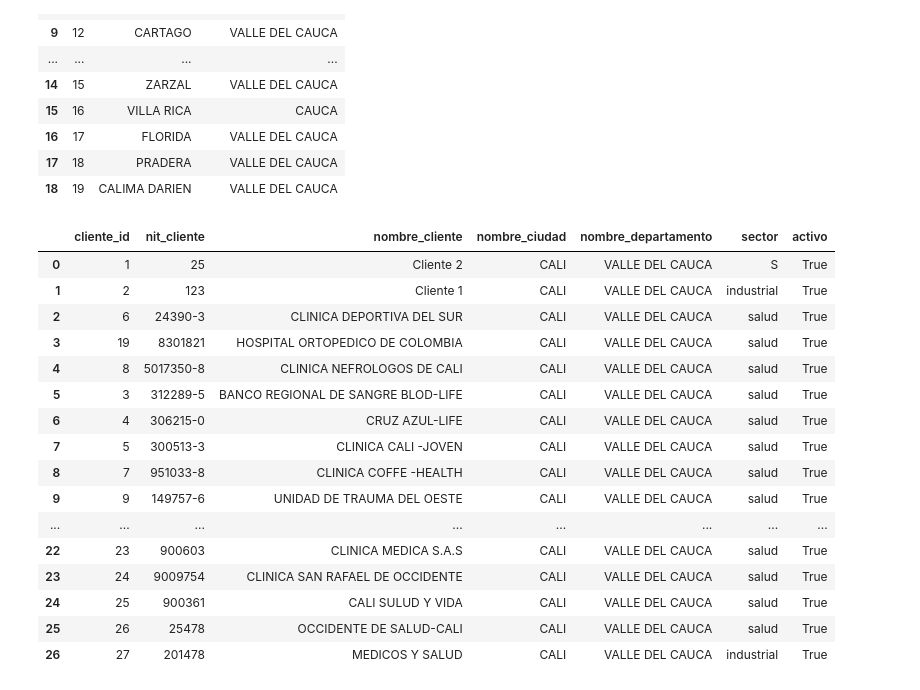
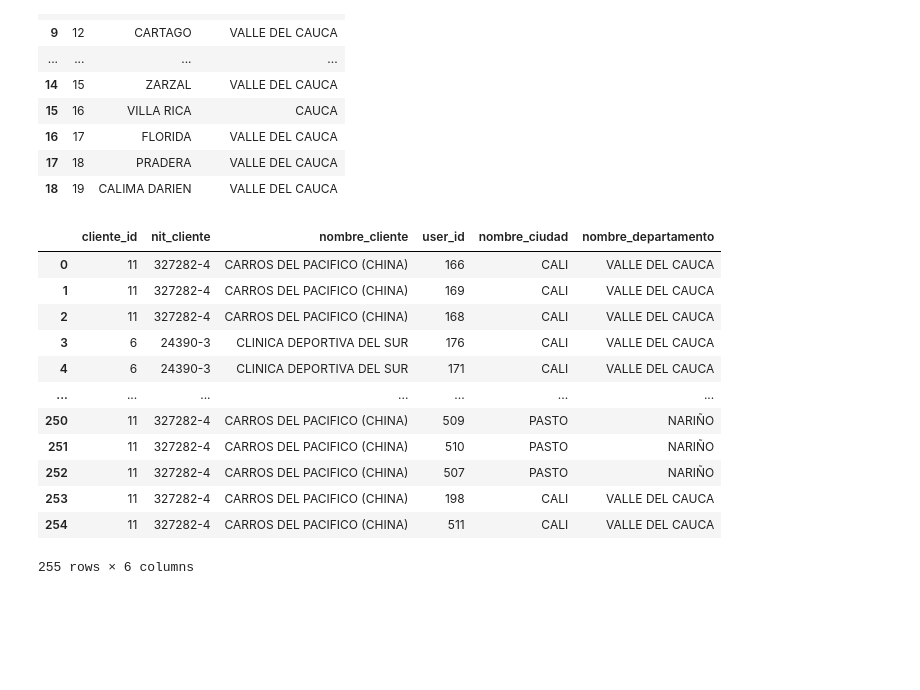
Before and after one commit to AndresIsCoding/Proyecto-ciencia-de-datos, a Jupyter notebook: ETL.ipynb, the cells around one changed output. Cells and saved outputs as stored; diff of their text form; code cells hidden in the pictures; blank space fills up the shorter version.

```diff
--- a/ETL.ipynb
+++ b/ETL.ipynb
@@ -157,56 +159,65 @@ df
 | 17 | 18 | PRADERA | VALLE DEL CAUCA |
 | 18 | 19 | CALIMA DARIEN | VALLE DEL CAUCA |
 # %%
-# Dimension cliente
+# Dimension cliente (dim_cliente)
 
 # Creacion del cursor
 cur = conn.cursor()
 
 # Verificar si los cambios que se van a realizar han sido aplicados anteriormente (en caso de que no hayan sido aplicados se aplican automaticamente)
+
+# cliente_id -> id
+cur.execute("""
+    SELECT column_name
+    FROM information_schema.columns
+    WHERE table_name = 'cliente'
+    AND column_name = 'cliente_id'
+""")
+result = cur.fetchone()
+
+if result is not None:
+    cur.execute("ALTER TABLE cliente RENAME COLUMN cliente_id TO id")
 
 # nombre -> nombre_cliente
 cur.execute("""
     SELECT column_name
     FROM information_schema.columns
     WHERE table_name = 'cliente'
     AND column_name = 'nombre';
 """)
 result = cur.fetchone()
 
 if result is not None:
     cur.execute("ALTER TABLE cliente RENAME COLUMN nombre TO nombre_cliente")
 
 # Confirmacion de los cambios
 conn.commit()
 
 # Cierre del cursor
 cur.close()
 
-query = (
-    "SELECT cliente_id, nit_cliente, nombre_cliente, nombre_ciudad, nombre_departamento, sector, activo "
-    "FROM cliente AS dim_cliente "
-    "INNER JOIN ciudad ON dim_cliente.ciudad_id = ciudad.id "
-    "INNER JOIN departamento ON ciudad.departamento_id = departamento.id"
-)
+query = ("""
+    SELECT cliente_id, nit_cliente, nombre_cliente, user_id, nombre_ciudad, nombre_departamento
+    FROM clientes_usuarioaquitoy AS dim_cliente
+    INNER JOIN ciudad ON dim_cliente.ciudad_id = ciudad.id
+    INNER JOIN departamento ON ciudad.departamento_id = departamento.id
+    INNER JOIN cliente ON dim_cliente.cliente_id = cliente.id
+""")
 
 df = pd.read_sql(query, conn)
 df
 # %% [output]
-|  | cliente_id | nit_cliente | nombre_cliente | nombre_ciudad | nombre_departamento | sector | activo |
-| 0 | 1 | 25 | Cliente 2 | CALI | VALLE DEL CAUCA | S | True |
-| 1 | 2 | 123 | Cliente 1 | CALI | VALLE DEL CAUCA | industrial | True |
-| 2 | 6 | 24390-3 | CLINICA DEPORTIVA DEL SUR | CALI | VALLE DEL CAUCA | salud | True |
-| 3 | 19 | 8301821 | HOSPITAL ORTOPEDICO DE COLOMBIA | CALI | VALLE DEL CAUCA | salud | True |
-| 4 | 8 | 5017350-8 | CLINICA NEFROLOGOS DE CALI | CALI | VALLE DEL CAUCA | salud | True |
-| 5 | 3 | 312289-5 | BANCO REGIONAL DE SANGRE BLOD-LIFE | CALI | VALLE DEL CAUCA | salud | True |
-| 6 | 4 | 306215-0 | CRUZ AZUL-LIFE | CALI | VALLE DEL CAUCA | salud | True |
-| 7 | 5 | 300513-3 | CLINICA CALI -JOVEN | CALI | VALLE DEL CAUCA | salud | True |
-| 8 | 7 | 951033-8 | CLINICA COFFE -HEALTH | CALI | VALLE DEL CAUCA | salud | True |
-| 9 | 9 | 149757-6 | UNIDAD DE TRAUMA DEL OESTE | CALI | VALLE DEL CAUCA | salud | True |
-| ... | ... | ... | ... | ... | ... | ... | ... |
-| 22 | 23 | 900603 | CLINICA MEDICA S.A.S | CALI | VALLE DEL CAUCA | salud | True |
-| 23 | 24 | 9009754 | CLINICA SAN RAFAEL DE OCCIDENTE | CALI | VALLE DEL CAUCA | salud | True |
-| 24 | 25 | 900361 | CALI SULUD Y VIDA | CALI | VALLE DEL CAUCA | salud | True |
-| 25 | 26 | 25478 | OCCIDENTE DE SALUD-CALI | CALI | VALLE DEL CAUCA | salud | True |
-| 26 | 27 | 201478 | MEDICOS Y SALUD | CALI | VALLE DEL CAUCA | industrial | True |
+|  | cliente_id | nit_cliente | nombre_cliente | user_id | nombre_ciudad | nombre_departamento |
+| 0 | 11 | 327282-4 | CARROS DEL PACIFICO (CHINA) | 166 | CALI | VALLE DEL CAUCA |
+| 1 | 11 | 327282-4 | CARROS DEL PACIFICO (CHINA) | 169 | CALI | VALLE DEL CAUCA |
+| 2 | 11 | 327282-4 | CARROS DEL PACIFICO (CHINA) | 168 | CALI | VALLE DEL CAUCA |
+| 3 | 6 | 24390-3 | CLINICA DEPORTIVA DEL SUR | 176 | CALI | VALLE DEL CAUCA |
+| 4 | 6 | 24390-3 | CLINICA DEPORTIVA DEL SUR | 171 | CALI | VALLE DEL CAUCA |
+| ... | ... | ... | ... | ... | ... | ... |
+| 250 | 11 | 327282-4 | CARROS DEL PACIFICO (CHINA) | 509 | PASTO | NARIÑO |
+| 251 | 11 | 327282-4 | CARROS DEL PACIFICO (CHINA) | 510 | PASTO | NARIÑO |
+| 252 | 11 | 327282-4 | CARROS DEL PACIFICO (CHINA) | 507 | PASTO | NARIÑO |
+| 253 | 11 | 327282-4 | CARROS DEL PACIFICO (CHINA) | 198 | CALI | VALLE DEL CAUCA |
+| 254 | 11 | 327282-4 | CARROS DEL PACIFICO (CHINA) | 511 | CALI | VALLE DEL CAUCA |
+255 rows × 6 columns
 # %%
```
Also changed, not shown: parts of 3 cells of this notebook, 1 other file.
